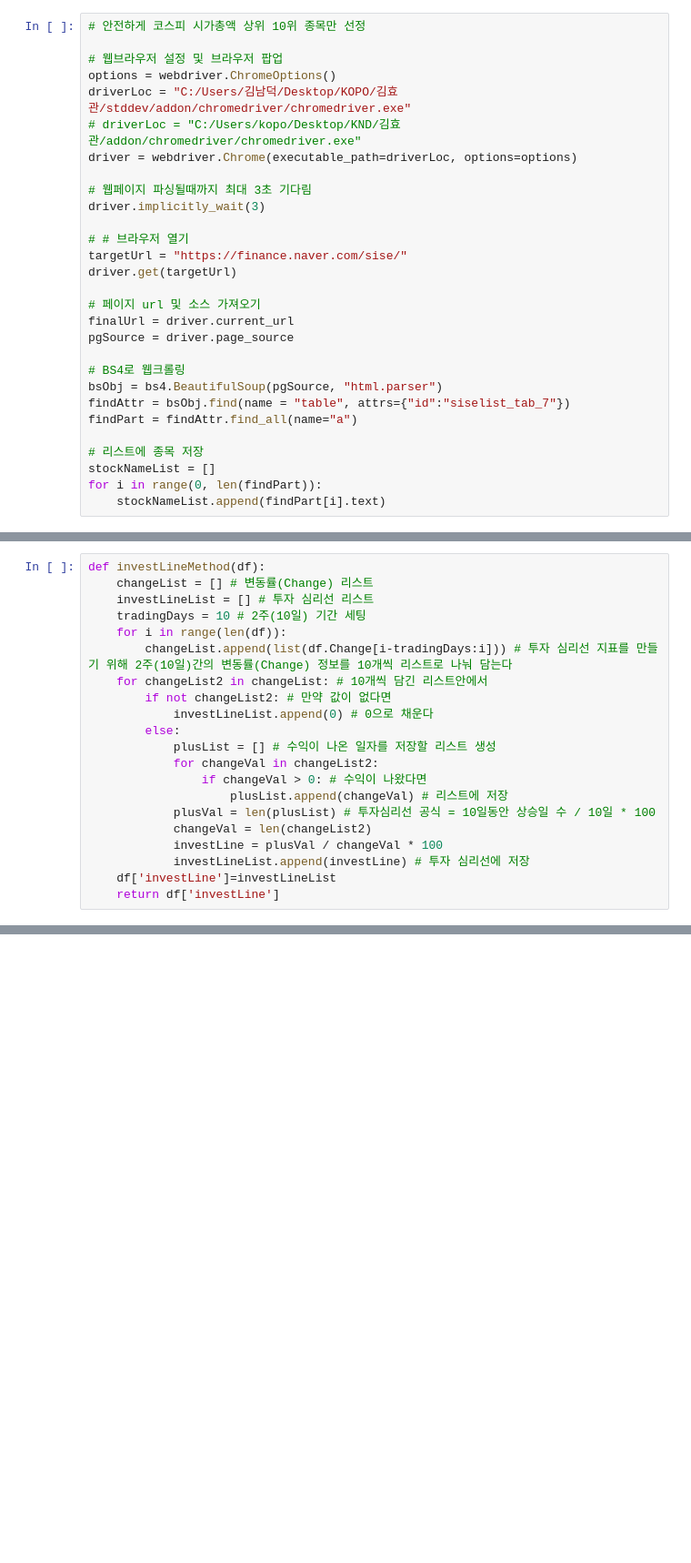
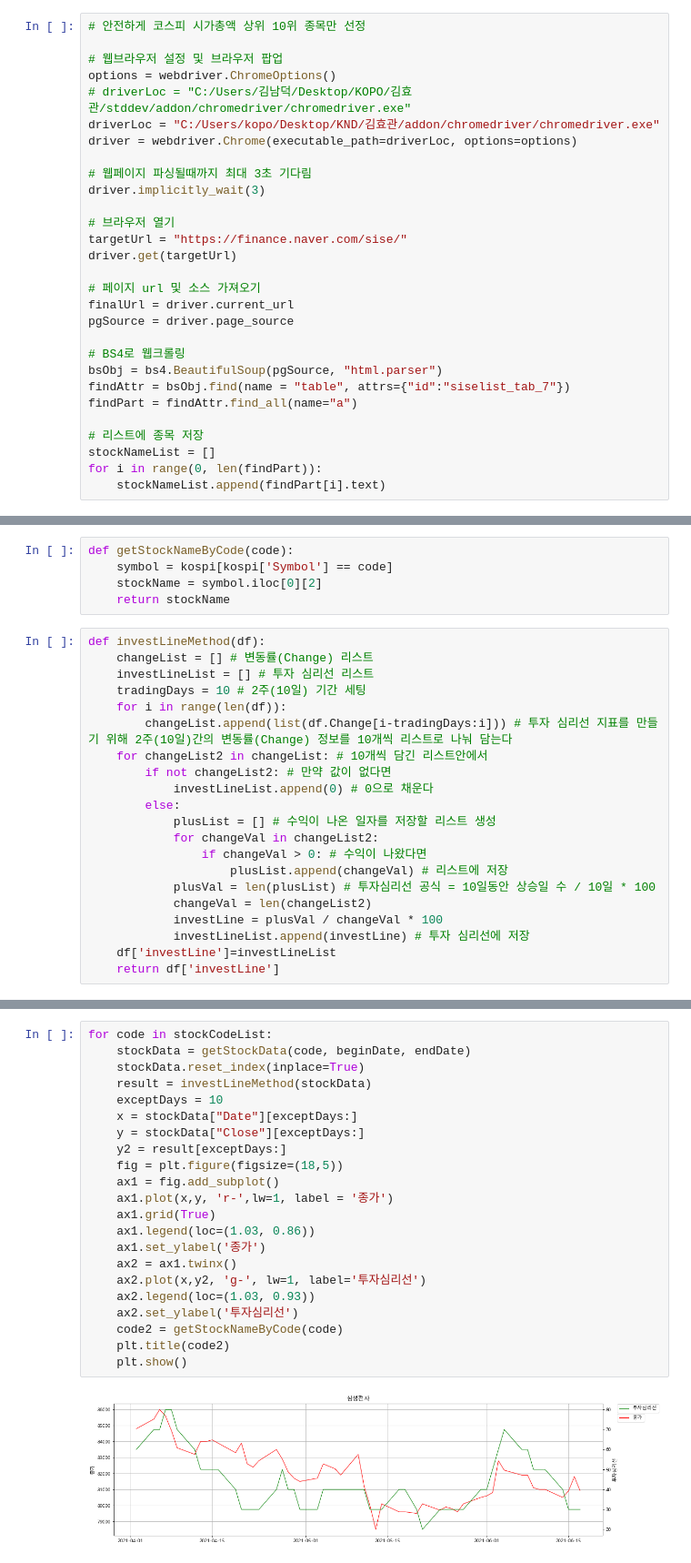
Before and after one commit to anndy2231/python, a Jupyter notebook: 주가예측/StockPrediction.ipynb, the cells around one changed output, grey strips where cells are left out. Shown at 91% size. Drawn from its saved outputs; the diff is of its cells as text; blank space fills up the shorter version.

```diff
--- a/주가예측/StockPrediction.ipynb
+++ b/주가예측/StockPrediction.ipynb
@@ -23,14 +23,14 @@ import bs4
 
 # 웹브라우저 설정 및 브라우저 팝업
 options = webdriver.ChromeOptions()
-driverLoc = "C:/Users/김남덕/Desktop/KOPO/김효관/stddev/addon/chromedriver/chromedriver.exe"
-# driverLoc = "C:/Users/kopo/Desktop/KND/김효관/addon/chromedriver/chromedriver.exe"
+# driverLoc = "C:/Users/김남덕/Desktop/KOPO/김효관/stddev/addon/chromedriver/chromedriver.exe"
+driverLoc = "C:/Users/kopo/Desktop/KND/김효관/addon/chromedriver/chromedriver.exe"
 driver = webdriver.Chrome(executable_path=driverLoc, options=options)
 
 # 웹페이지 파싱될때까지 최대 3초 기다림
 driver.implicitly_wait(3)
 
-# # 브라우저 열기
+# 브라우저 열기
 targetUrl = "https://finance.naver.com/sise/"
 driver.get(targetUrl)
 
@@ -97,6 +84,11 @@ def getStockData(stockCode, beginDate, endDate):
         return None
     dataFrame = fdr.DataReader(stockCode, beginDate, endDate)
     return dataFrame
+# %%
+def getStockNameByCode(code):
+    symbol = kospi[kospi['Symbol'] == code]
+    stockName = symbol.iloc[0][2]
+    return stockName
 # %%
 def investLineMethod(df):
     changeList = [] # 변동률(Change) 리스트
@@ -137,0 +117,24 @@ for i in stockCodeList:
+# %%
+for code in stockCodeList:
+    stockData = getStockData(code, beginDate, endDate)
+    stockData.reset_index(inplace=True)
+    result = investLineMethod(stockData)
+    exceptDays = 10
+    x = stockData["Date"][exceptDays:]
+    y = stockData["Close"][exceptDays:]
+    y2 = result[exceptDays:]
+    fig = plt.figure(figsize=(18,5))
+    ax1 = fig.add_subplot()
+    ax1.plot(x,y, 'r-',lw=1, label = '종가')
+    ax1.grid(True)
+    ax1.legend(loc=(1.03, 0.86))
+    ax1.set_ylabel('종가')
+    ax2 = ax1.twinx()
+    ax2.plot(x,y2, 'g-', lw=1, label='투자심리선')
+    ax2.legend(loc=(1.03, 0.93))
+    ax2.set_ylabel('투자심리선')
+    code2 = getStockNameByCode(code)
+    plt.title(code2)
+    plt.show()
+# %% [output]
+[figure, added]
```
Also changed, not shown: parts of 8 cells of this notebook, 1 other file.
